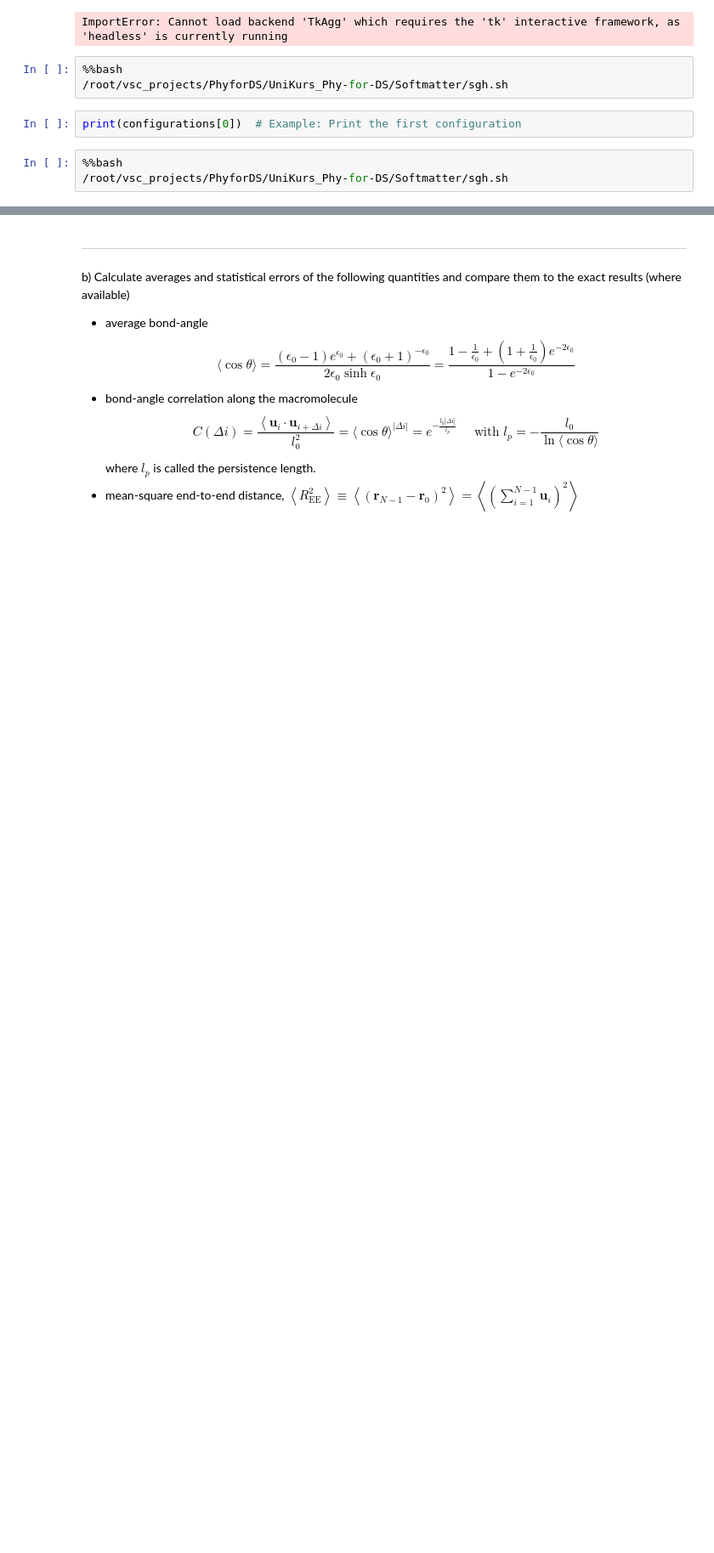
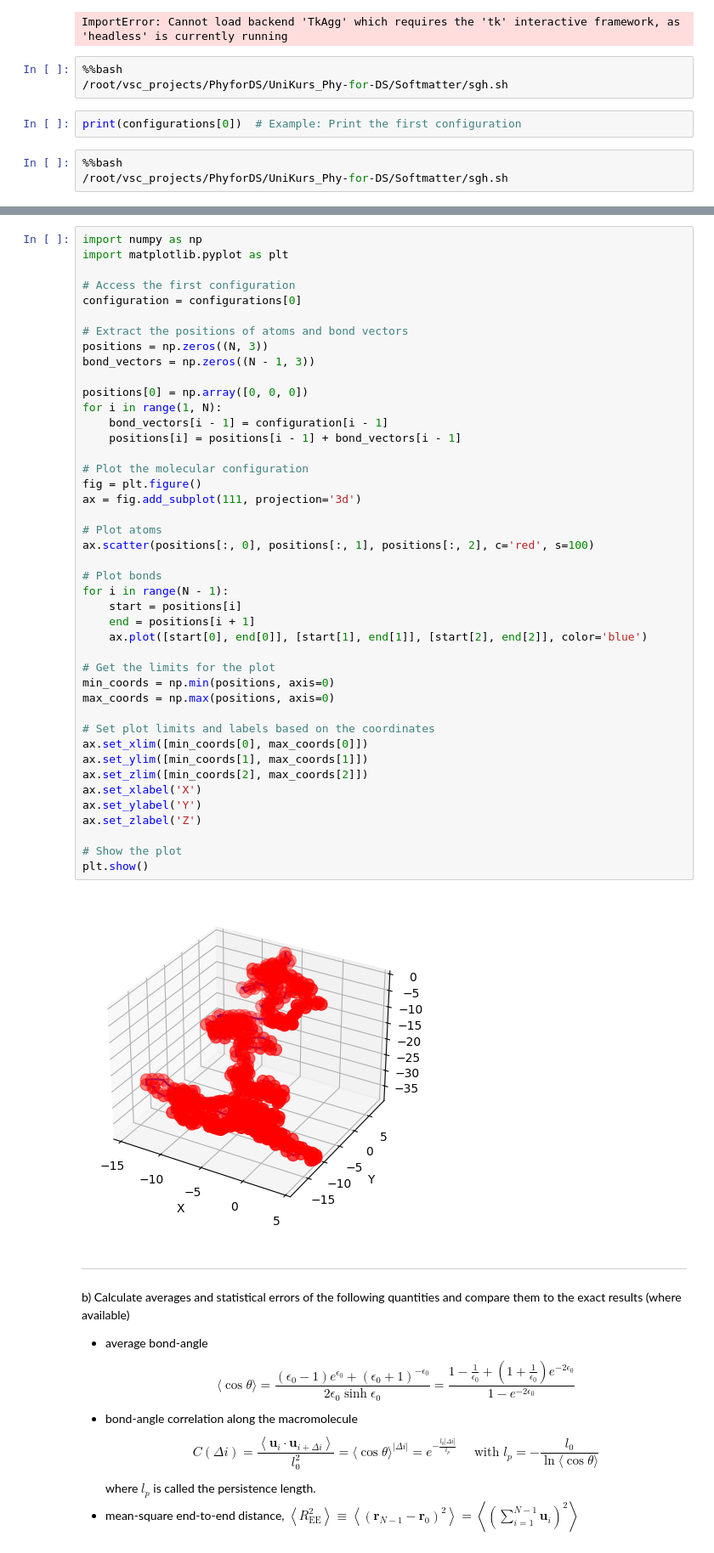
Before and after one commit to LukasLow/UniKurs_Phy-for-DS, a Jupyter notebook: Softmatter/Phy8.ipynb, the cells around one changed output, grey strips where cells are left out. Shown at 85% size. Saved outputs shown, nothing was run; the diff lists cells and outputs as text; blank space fills up the shorter version.

```diff
--- a/Softmatter/Phy8.ipynb
+++ b/Softmatter/Phy8.ipynb
@@ -336,3 +401,48 @@ print(configurations[0])  # Example: Print the first configuration
+# %%
+import numpy as np
+import matplotlib.pyplot as plt
+
+# Access the first configuration
+configuration = configurations[0]
+
+# Extract the positions of atoms and bond vectors
+positions = np.zeros((N, 3))
+bond_vectors = np.zeros((N - 1, 3))
+
+positions[0] = np.array([0, 0, 0])
+for i in range(1, N):
+    bond_vectors[i - 1] = configuration[i - 1]
+    positions[i] = positions[i - 1] + bond_vectors[i - 1]
+
+# Plot the molecular configuration
+fig = plt.figure()
+ax = fig.add_subplot(111, projection='3d')
+
+# Plot atoms
+ax.scatter(positions[:, 0], positions[:, 1], positions[:, 2], c='red', s=100)
+
+# Plot bonds
+for i in range(N - 1):
+    start = positions[i]
+    end = positions[i + 1]
+    ax.plot([start[0], end[0]], [start[1], end[1]], [start[2], end[2]], color='blue')
+
+# Get the limits for the plot
+min_coords = np.min(positions, axis=0)
+max_coords = np.max(positions, axis=0)
+
+# Set plot limits and labels based on the coordinates
+ax.set_xlim([min_coords[0], max_coords[0]])
+ax.set_ylim([min_coords[1], max_coords[1]])
+ax.set_zlim([min_coords[2], max_coords[2]])
+ax.set_xlabel('X')
+ax.set_ylabel('Y')
+ax.set_zlabel('Z')
+
+# Show the plot
+plt.show()
+# %% [output]
+[figure, added]
 # %% [markdown]
 ---------
 
```
Also changed, not shown: parts of 7 cells of this notebook, 9 other files.
